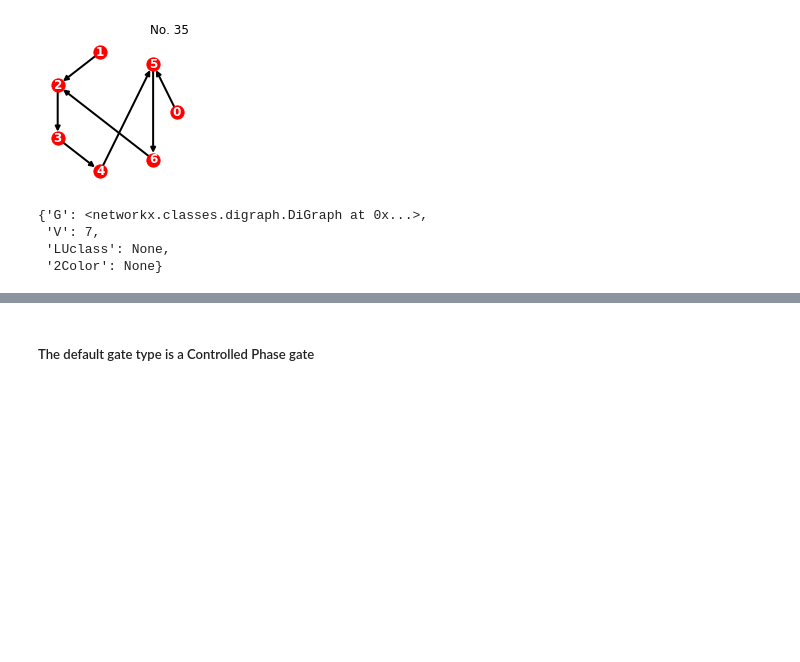
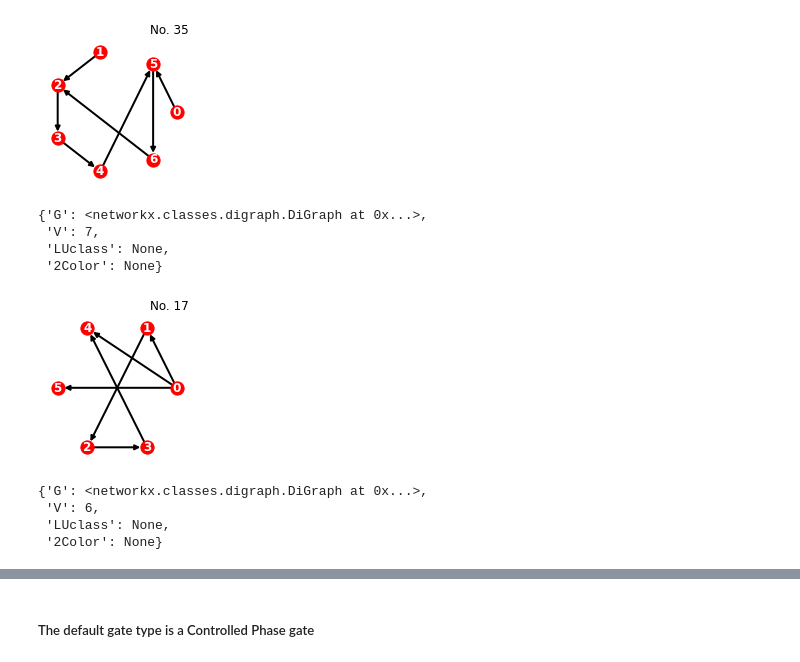
Before and after one commit to nlaanait/qcdenoise, a Jupyter notebook: examples/graph_circuits.ipynb, the cells around one changed output, grey strips where cells are left out. Drawn from its saved outputs; the diff is of its cells as text; code cells hidden in the pictures; blank space fills up the shorter version.

```diff
--- a/examples/graph_circuits.ipynb
+++ b/examples/graph_circuits.ipynb
@@ -11,5 +13,5 @@ import networkx as nx
 # %%
-graph_db = qcd.GraphDB()
+graph_db = qcd.GraphDB(directed=True)
 graph_db.plot_graph(graph_number=[35])
 graph_db['35']
 # %% [output]
@@ -18,3 +20,12 @@ graph_db['35']
  'V': 7,
  'LUclass': None,
  '2Color': None}
+# %%
+graph_db.plot_graph(graph_number=[17])
+graph_db['17']
+# %% [output]
+[figure, added]
+{'G': <networkx.classes.digraph.DiGraph at 0x...>,
+ 'V': 6,
+ 'LUclass': None,
+ '2Color': None}
```
Also changed, not shown: parts of 34 cells of this notebook, 2 other files.
